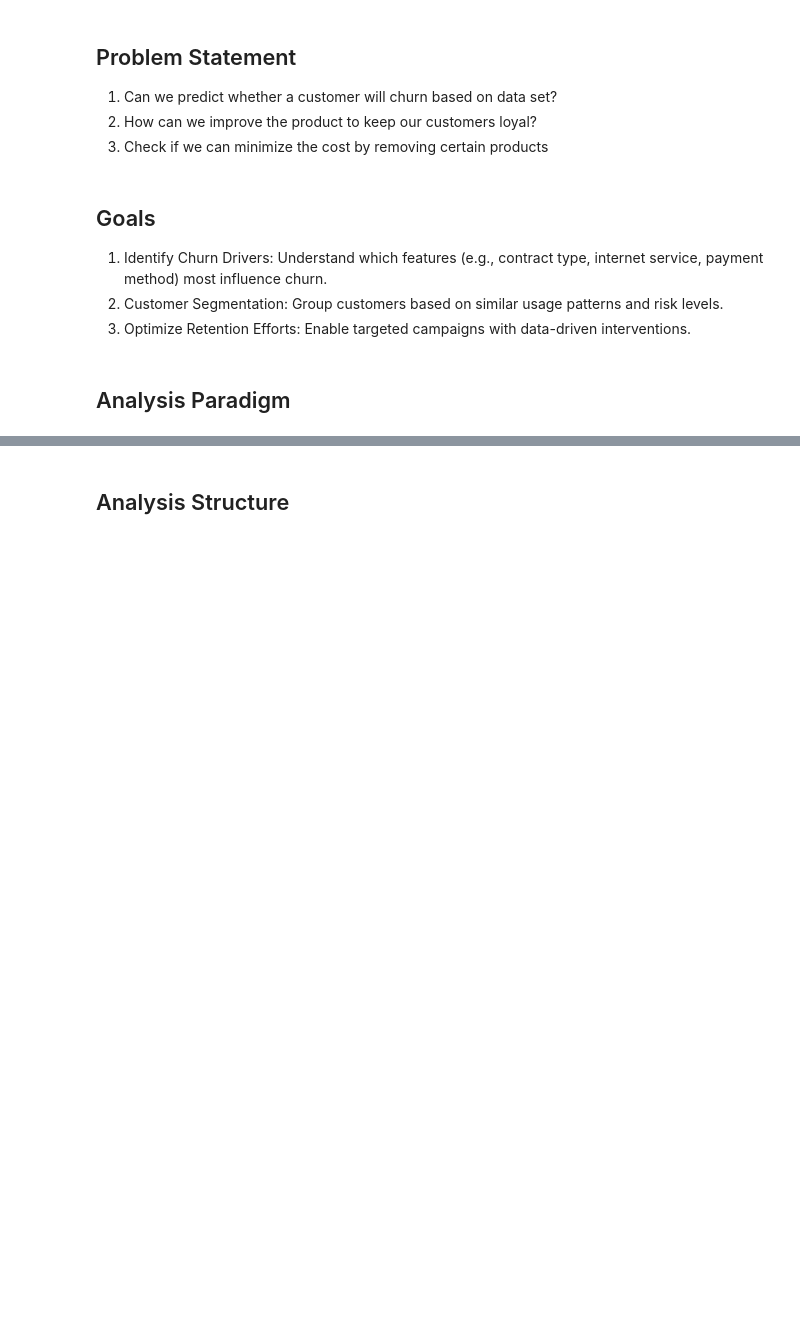
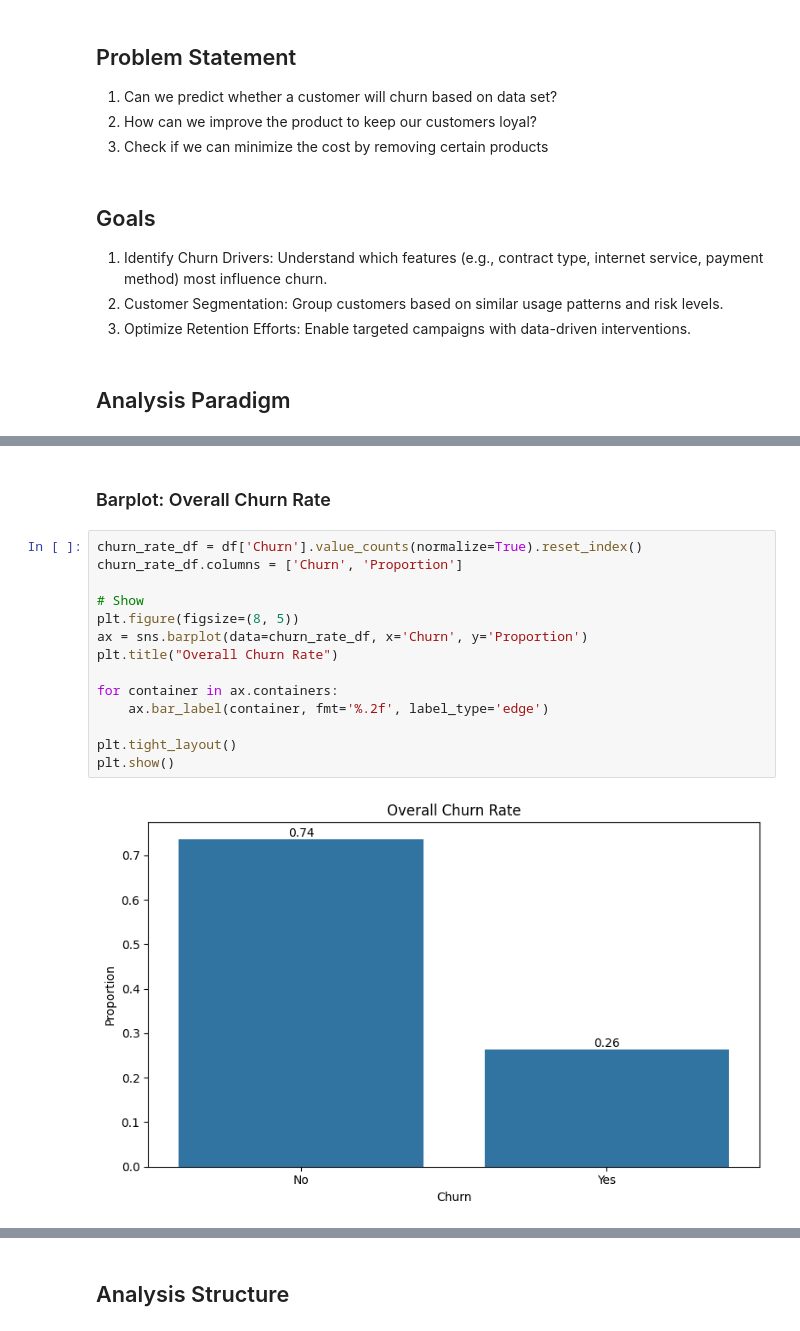
Before and after one commit to Christian-Chrata/Telco-Customer-Churn, a Jupyter notebook: Telco Customer Churn.ipynb, the cells around one changed output, grey strips where cells are left out. Saved outputs shown, nothing was run; the diff lists cells and outputs as text; blank space fills up the shorter version.

```diff
--- a/Telco Customer Churn.ipynb
+++ b/Telco Customer Churn.ipynb
@@ -941,0 +897,18 @@ Two year        0.969231  0.030769
+# %% [markdown]
+### Barplot: Overall Churn Rate
+# %%
+churn_rate_df = df['Churn'].value_counts(normalize=True).reset_index()
+churn_rate_df.columns = ['Churn', 'Proportion']
+
+# Show
+plt.figure(figsize=(8, 5))
+ax = sns.barplot(data=churn_rate_df, x='Churn', y='Proportion')
+plt.title("Overall Churn Rate")
+
+for container in ax.containers:
+    ax.bar_label(container, fmt='%.2f', label_type='edge')
+
+plt.tight_layout()
+plt.show()
+# %% [output]
+[figure, added]
```
Also changed, not shown: parts of 12 cells of this notebook.
